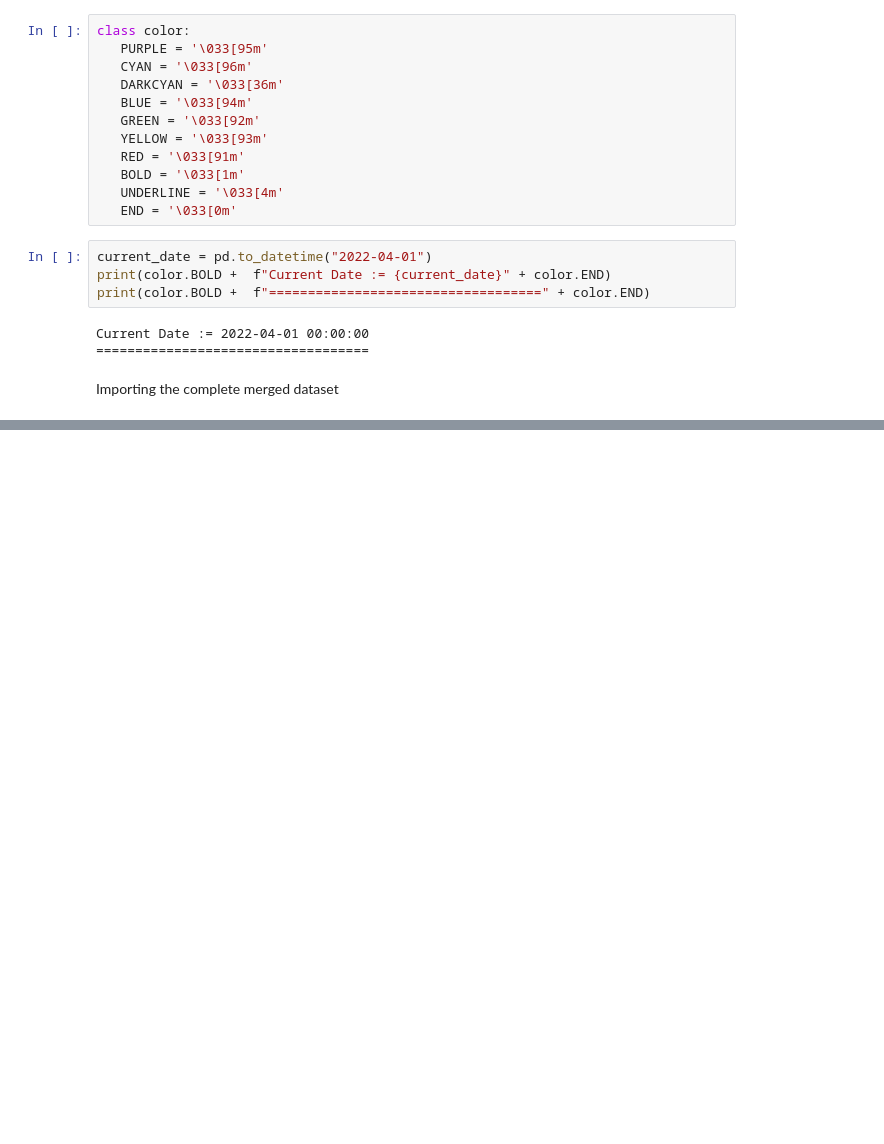
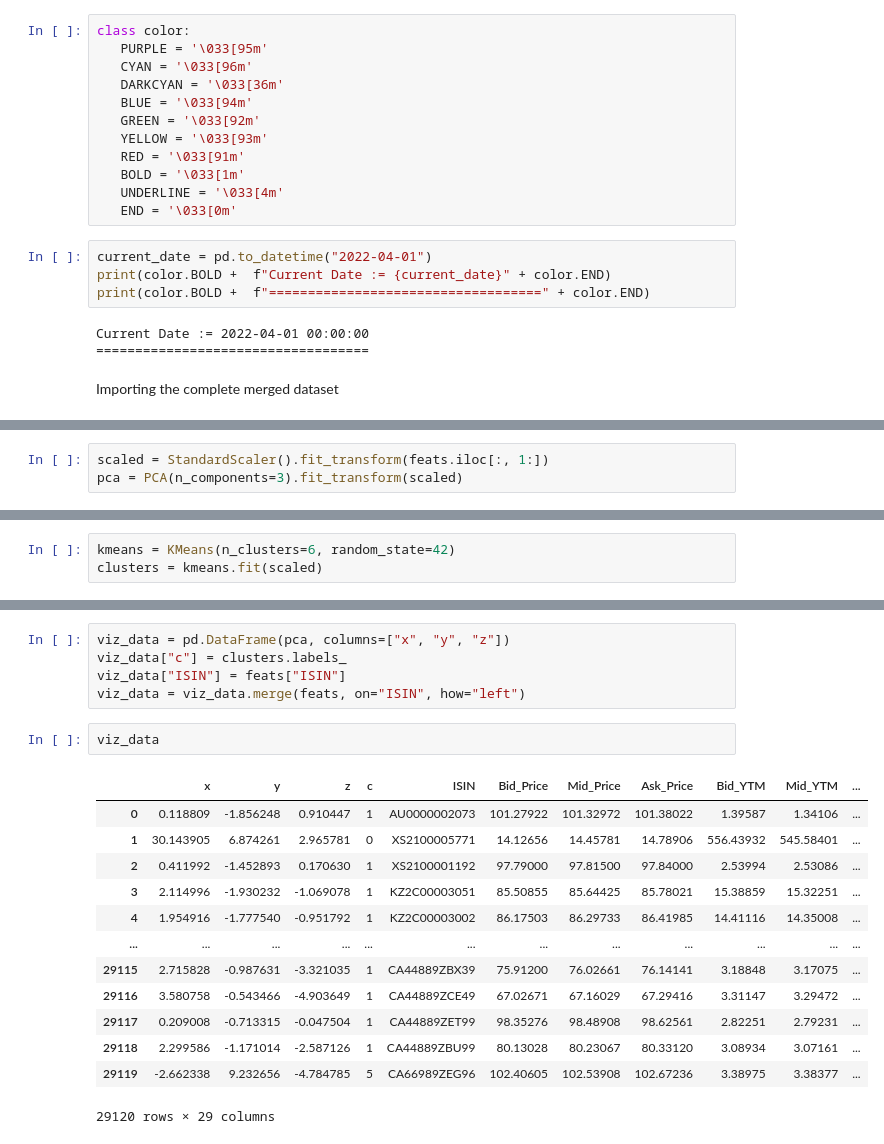
Before and after one commit to PaulaLuisaDroeghoff/COMP0047Data, a Jupyter notebook: PaulaDataVisualization.ipynb, the cells around one changed output, grey strips where cells are left out. Cells and saved outputs as stored; diff of their text form; blank space fills up the shorter version.

```diff
--- a/PaulaDataVisualization.ipynb
+++ b/PaulaDataVisualization.ipynb
@@ -55,0 +213,3 @@ Index(['ISIN', 'CUSIP', 'Ticker', 'Short_name_of_Issuer', 'Currency',
+# %%
+scaled = StandardScaler().fit_transform(feats.iloc[:, 1:])
+pca = PCA(n_components=3).fit_transform(scaled)
@@ -55,0 +236,3 @@ Index(['ISIN', 'CUSIP', 'Ticker', 'Short_name_of_Issuer', 'Currency',
+# %%
+kmeans = KMeans(n_clusters=6, random_state=42)
+clusters = kmeans.fit(scaled)
@@ -55,0 +249,21 @@ Index(['ISIN', 'CUSIP', 'Ticker', 'Short_name_of_Issuer', 'Currency',
+# %%
+viz_data = pd.DataFrame(pca, columns=["x", "y", "z"])
+viz_data["c"] = clusters.labels_
+viz_data["ISIN"] = feats["ISIN"]
+viz_data = viz_data.merge(feats, on="ISIN", how="left")
+# %%
+viz_data
+# %% [output]
+|  | x | y | z | c | ISIN | Bid_Price | Mid_Price | Ask_Price | Bid_YTM | Mid_YTM | ... |
+| 0 | 0.118809 | -1.856248 | 0.910447 | 1 | AU0000002073 | 101.27922 | 101.32972 | 101.38022 | 1.39587 | 1.34106 | ... |
+| 1 | 30.143905 | 6.874261 | 2.965781 | 0 | XS2100005771 | 14.12656 | 14.45781 | 14.78906 | 556.43932 | 545.58401 | ... |
+| 2 | 0.411992 | -1.452893 | 0.170630 | 1 | XS2100001192 | 97.79000 | 97.81500 | 97.84000 | 2.53994 | 2.53086 | ... |
+| 3 | 2.114996 | -1.930232 | -1.069078 | 1 | KZ2C00003051 | 85.50855 | 85.64425 | 85.78021 | 15.38859 | 15.32251 | ... |
+| 4 | 1.954916 | -1.777540 | -0.951792 | 1 | KZ2C00003002 | 86.17503 | 86.29733 | 86.41985 | 14.41116 | 14.35008 | ... |
+| ... | ... | ... | ... | ... | ... | ... | ... | ... | ... | ... | ... |
+| 29115 | 2.715828 | -0.987631 | -3.321035 | 1 | CA44889ZBX39 | 75.91200 | 76.02661 | 76.14141 | 3.18848 | 3.17075 | ... |
+| 29116 | 3.580758 | -0.543466 | -4.903649 | 1 | CA44889ZCE49 | 67.02671 | 67.16029 | 67.29416 | 3.31147 | 3.29472 | ... |
+| 29117 | 0.209008 | -0.713315 | -0.047504 | 1 | CA44889ZET99 | 98.35276 | 98.48908 | 98.62561 | 2.82251 | 2.79231 | ... |
+| 29118 | 2.299586 | -1.171014 | -2.587126 | 1 | CA44889ZBU99 | 80.13028 | 80.23067 | 80.33120 | 3.08934 | 3.07161 | ... |
+| 29119 | -2.662338 | 9.232656 | -4.784785 | 5 | CA66989ZEG96 | 102.40605 | 102.53908 | 102.67236 | 3.38975 | 3.38377 | ... |
+29120 rows × 29 columns
```
Also changed, not shown: parts of 20 cells of this notebook.
